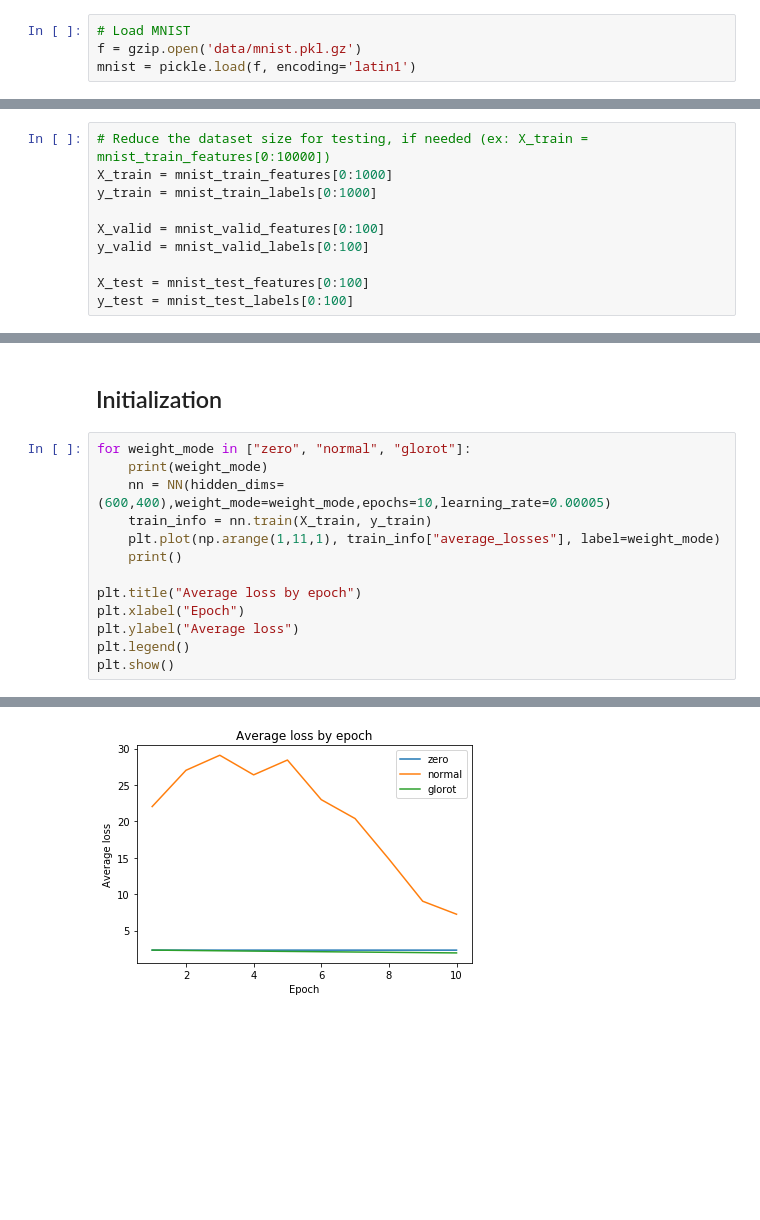
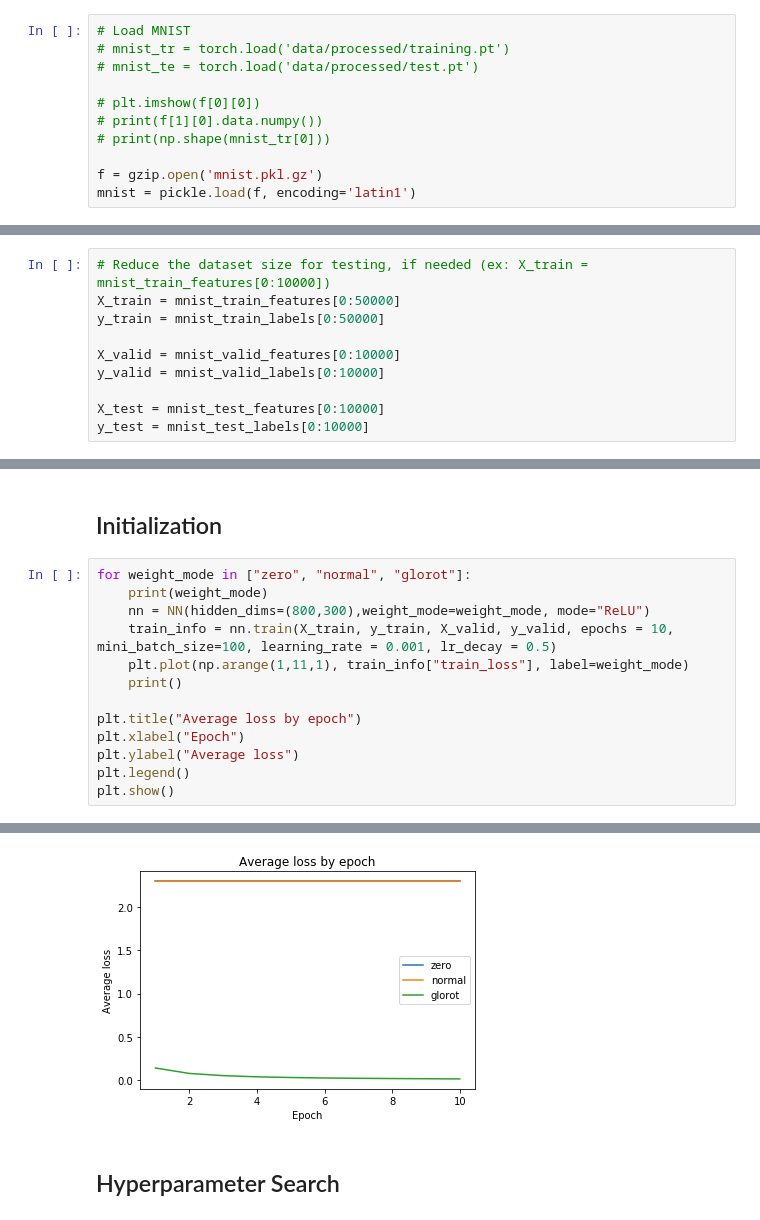
Before and after one commit to LaurenceDupont/ift6135-assignments, a Jupyter notebook: assignment1/problem1.ipynb, the cells around one changed output, grey strips where cells are left out. Drawn from its saved outputs; the diff is of its cells as text; blank space fills up the shorter version.

```diff
--- a/assignment1/problem1.ipynb
+++ b/assignment1/problem1.ipynb
@@ -10,6 +11,13 @@ import sklearn.metrics as metrics
 # %%
 # Load MNIST
-f = gzip.open('data/mnist.pkl.gz')
+# mnist_tr = torch.load('data/processed/training.pt')
+# mnist_te = torch.load('data/processed/test.pt')
+
+# plt.imshow(f[0][0])
+# print(f[1][0].data.numpy())
+# print(np.shape(mnist_tr[0]))
+
+f = gzip.open('mnist.pkl.gz')
 mnist = pickle.load(f, encoding='latin1')
 # %%
 mnist_train_features = mnist[0][0] #(50000,784)
@@ -23,13 +40,13 @@ mnist_test_labels = mnist[2][1]    #(50000,1)
 # %%
 # Reduce the dataset size for testing, if needed (ex: X_train = mnist_train_features[0:10000])
-X_train = mnist_train_features[0:1000]
-y_train = mnist_train_labels[0:1000]
+X_train = mnist_train_features[0:50000]
+y_train = mnist_train_labels[0:50000]
 
-X_valid = mnist_valid_features[0:100]
-y_valid = mnist_valid_labels[0:100]
+X_valid = mnist_valid_features[0:10000]
+y_valid = mnist_valid_labels[0:10000]
 
-X_test = mnist_test_features[0:100]
-y_test = mnist_test_labels[0:100]
+X_test = mnist_test_features[0:10000]
+y_test = mnist_test_labels[0:10000]
 # %% [markdown]
 ## Building the Model
 # %%
@@ -162,9 +244,9 @@ class NN(object):
 # %%
 for weight_mode in ["zero", "normal", "glorot"]:
     print(weight_mode)
-    nn = NN(hidden_dims=(600,400),weight_mode=weight_mode,epochs=10,learning_rate=0.00005)
-    train_info = nn.train(X_train, y_train)
-    plt.plot(np.arange(1,11,1), train_info["average_losses"], label=weight_mode)
+    nn = NN(hidden_dims=(800,300),weight_mode=weight_mode, mode="ReLU")
+    train_info = nn.train(X_train, y_train, X_valid, y_valid, epochs = 10, mini_batch_size=100, learning_rate = 0.001, lr_decay = 0.5)
+    plt.plot(np.arange(1,11,1), train_info["train_loss"], label=weight_mode)
     print()
 
 plt.title("Average loss by epoch")
@@ -193 +292,3 @@ Epoch   Accuracy        Average Loss
-[figure, old version]
+[figure, new version]
+# %% [markdown]
+## Hyperparameter Search
```
Also changed, not shown: parts of 9 cells of this notebook, 1 other file.
